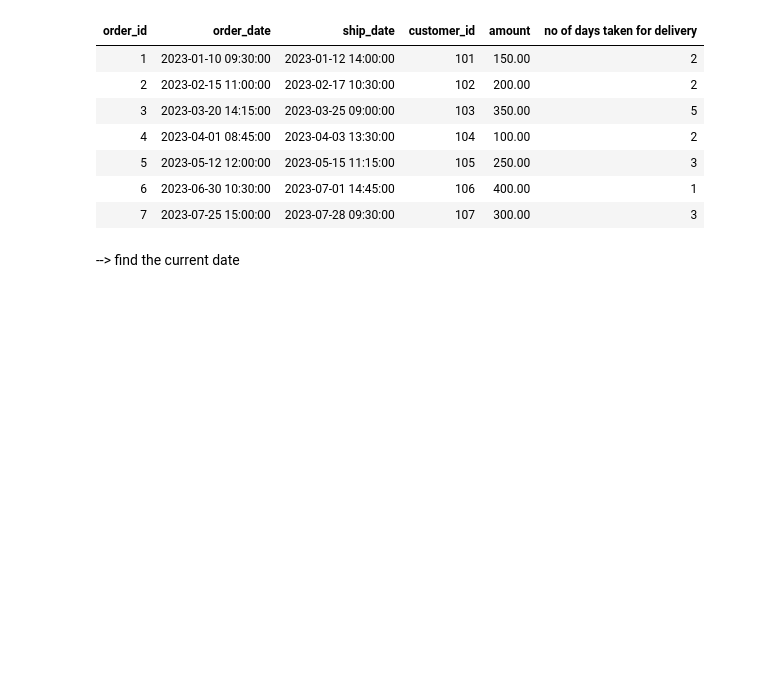
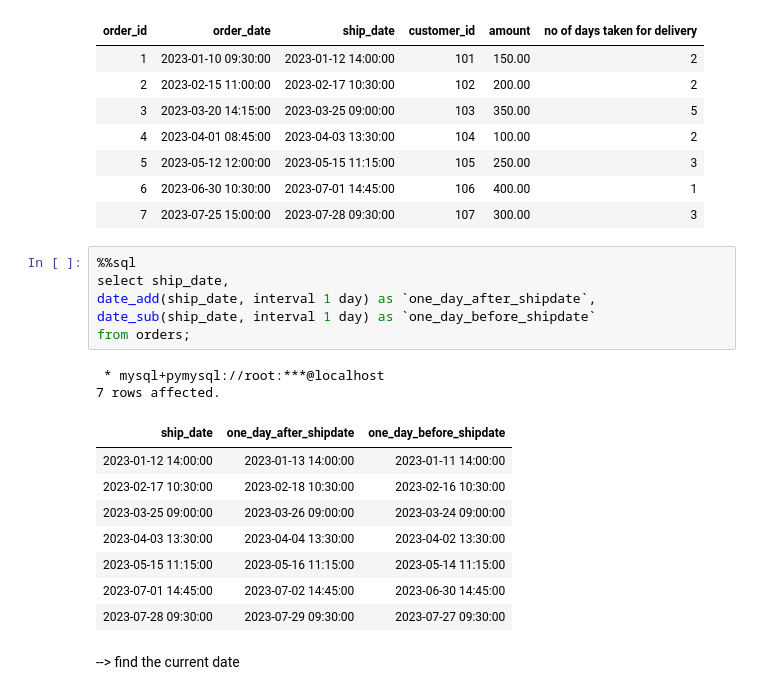
Before and after one commit to sanjaybaskaran1/jupyter-sql, a Jupyter notebook: practice sql/time and date functions.ipynb, the cells around one changed output. Cells and saved outputs as stored; diff of their text form; blank space fills up the shorter version.

```diff
--- a/practice sql/time and date functions.ipynb
+++ b/practice sql/time and date functions.ipynb
@@ -248,6 +248,23 @@ from orders;
 | 5 | 2023-05-12 12:00:00 | 2023-05-15 11:15:00 | 105 | 250.00 | 3 |
 | 6 | 2023-06-30 10:30:00 | 2023-07-01 14:45:00 | 106 | 400.00 | 1 |
 | 7 | 2023-07-25 15:00:00 | 2023-07-28 09:30:00 | 107 | 300.00 | 3 |
+# %%
+%%sql
+select ship_date,
+date_add(ship_date, interval 1 day) as `one_day_after_shipdate`,
+date_sub(ship_date, interval 1 day) as `one_day_before_shipdate`
+from orders;
+# %% [output]
+ * mysql+pymysql://root:***@localhost
+7 rows affected.
+| ship_date | one_day_after_shipdate | one_day_before_shipdate |
+| 2023-01-12 14:00:00 | 2023-01-13 14:00:00 | 2023-01-11 14:00:00 |
+| 2023-02-17 10:30:00 | 2023-02-18 10:30:00 | 2023-02-16 10:30:00 |
+| 2023-03-25 09:00:00 | 2023-03-26 09:00:00 | 2023-03-24 09:00:00 |
+| 2023-04-03 13:30:00 | 2023-04-04 13:30:00 | 2023-04-02 13:30:00 |
+| 2023-05-15 11:15:00 | 2023-05-16 11:15:00 | 2023-05-14 11:15:00 |
+| 2023-07-01 14:45:00 | 2023-07-02 14:45:00 | 2023-06-30 14:45:00 |
+| 2023-07-28 09:30:00 | 2023-07-29 09:30:00 | 2023-07-27 09:30:00 |
 # %% [markdown]
 --> find the current date
 # %%
```
Also changed, not shown: 1 other file.
